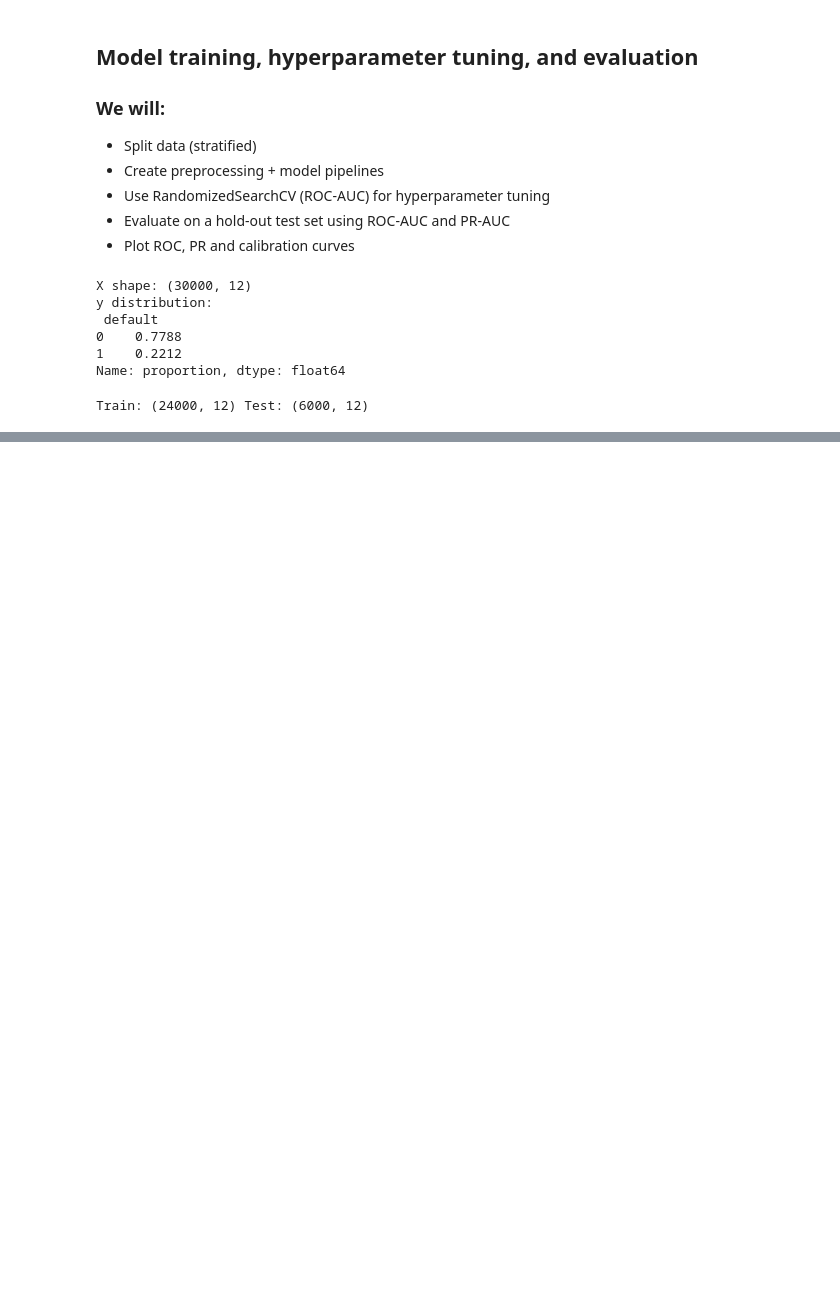
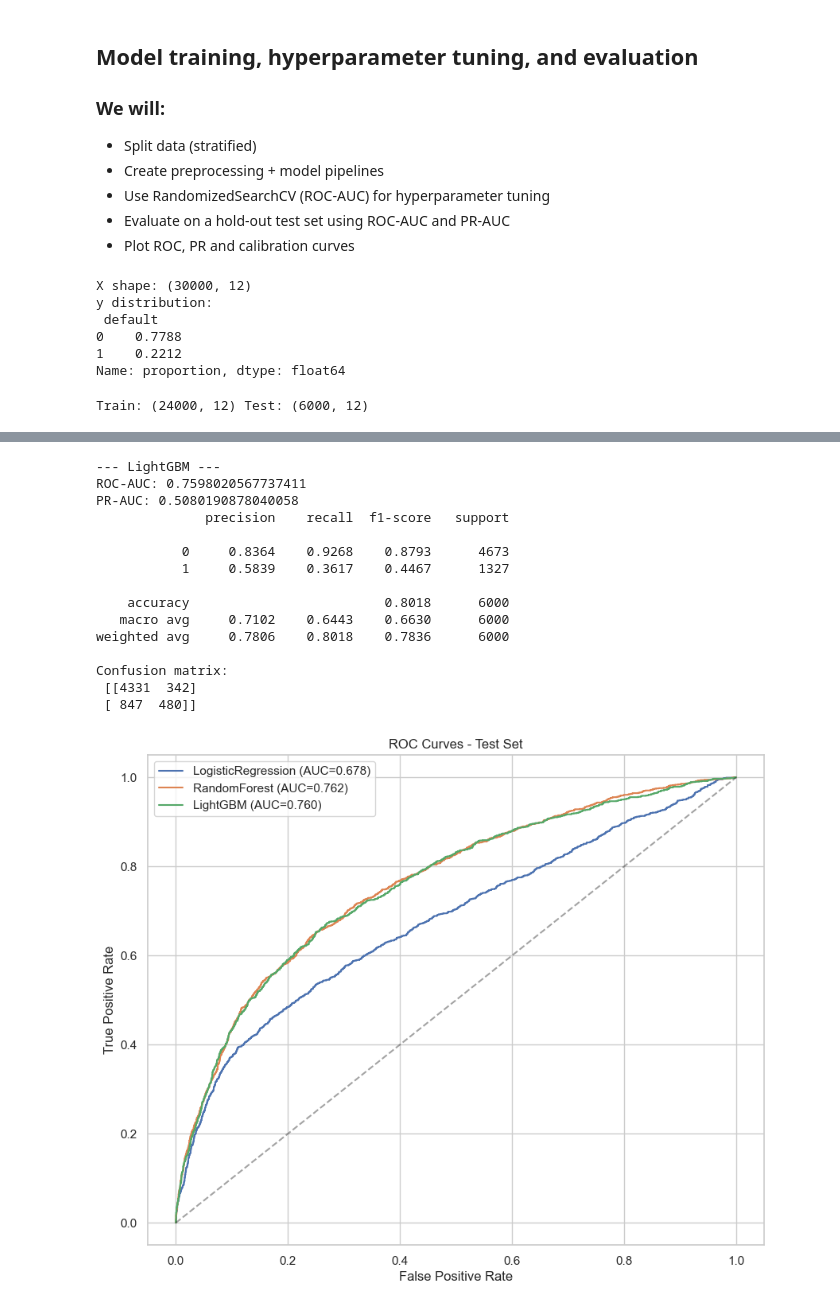
Before and after one commit to ShamikRana/financial-risk-predictive-analytics, a Jupyter notebook: notebook/model_training.ipynb, the cells around one changed output, grey strips where cells are left out. Drawn from its saved outputs; the diff is of its cells as text; code cells hidden in the pictures; blank space fills up the shorter version.

```diff
--- a/notebook/model_training.ipynb
+++ b/notebook/model_training.ipynb
@@ -566,0 +561,17 @@ KeyboardInterrupt:
+# %%
+# %%
+# 3) Tune LightGBM
+# For class imbalance, set scale_pos_weight = neg/pos ratio (helps gradient boosting)
+scale_pos_weight = (y_train == 0).sum() / (y_train == 1).sum()
+print("scale_pos_weight:", round(scale_pos_weight,2))
+
+# Inject initial param to search space for scale_pos_weight
+# We'll modify the pipe's final estimator parameters via param grid using clf__scale_pos_weight
+param_grid_lgb = param_dist["lgb"].copy()
+param_grid_lgb["clf__scale_pos_weight"] = [scale_pos_weight, None]
+
+print("Tuning LightGBM (this may take a few minutes)...")
+rs_lgb = tune_model(lgb_pipe, param_grid_lgb, X_train, y_train, cv=cv, n_iter=40)
+best_lgb = rs_lgb.best_estimator_
+
+joblib.dump(best_lgb, "models/lgbm_pipeline.joblib")
@@ -566,0 +597,35 @@ KeyboardInterrupt:
+# %%
+# %%
+# Evaluate best models on the held-out test set and compare
+models = {
+    "LogisticRegression": best_log,
+    "RandomForest": best_rf,
+    "LightGBM": best_lgb
+}
+
+results = {}
+plt.figure(figsize=(10,8))
+for name, model in models.items():
+    # predict probabilities on test set
+    y_prob = model.predict_proba(X_test)[:,1]
+    y_pred = model.predict(X_test)
+    roc = roc_auc_score(y_test, y_prob)
+    pr = average_precision_score(y_test, y_prob)
+    results[name] = {"roc_auc": roc, "pr_auc": pr}
+    print(f"--- {name} ---")
+    print("ROC-AUC:", roc)
+    print("PR-AUC:", pr)
+    print(classification_report(y_test, y_pred, digits=4))
+    cm = confusion_matrix(y_test, y_pred)
+    print("Confusion matrix:\n", cm)
+    # ROC curve
+    fpr, tpr, _ = roc_curve(y_test, y_prob)
+    plt.plot(fpr, tpr, label=f"{name} (AUC={roc:.3f})")
+
+plt.plot([0,1],[0,1],"k--", alpha=0.4)
+plt.xlabel("False Positive Rate")
+plt.ylabel("True Positive Rate")
+plt.title("ROC Curves - Test Set")
+plt.legend()
+plt.show()
+# %% [output]
@@ -566,0 +666,16 @@ KeyboardInterrupt:
+--- LightGBM ---
+ROC-AUC: 0.7598020567737411
+PR-AUC: 0.5080190878040058
+              precision    recall  f1-score   support
+
+           0     0.8364    0.9268    0.8793      4673
+           1     0.5839    0.3617    0.4467      1327
+
+    accuracy                         0.8018      6000
+   macro avg     0.7102    0.6443    0.6630      6000
+weighted avg     0.7806    0.8018    0.7836      6000
+
+Confusion matrix:
+ [[4331  342]
+ [ 847  480]]
+[figure, added]
```
Also changed, not shown: parts of 14 cells of this notebook, 8 other files.
